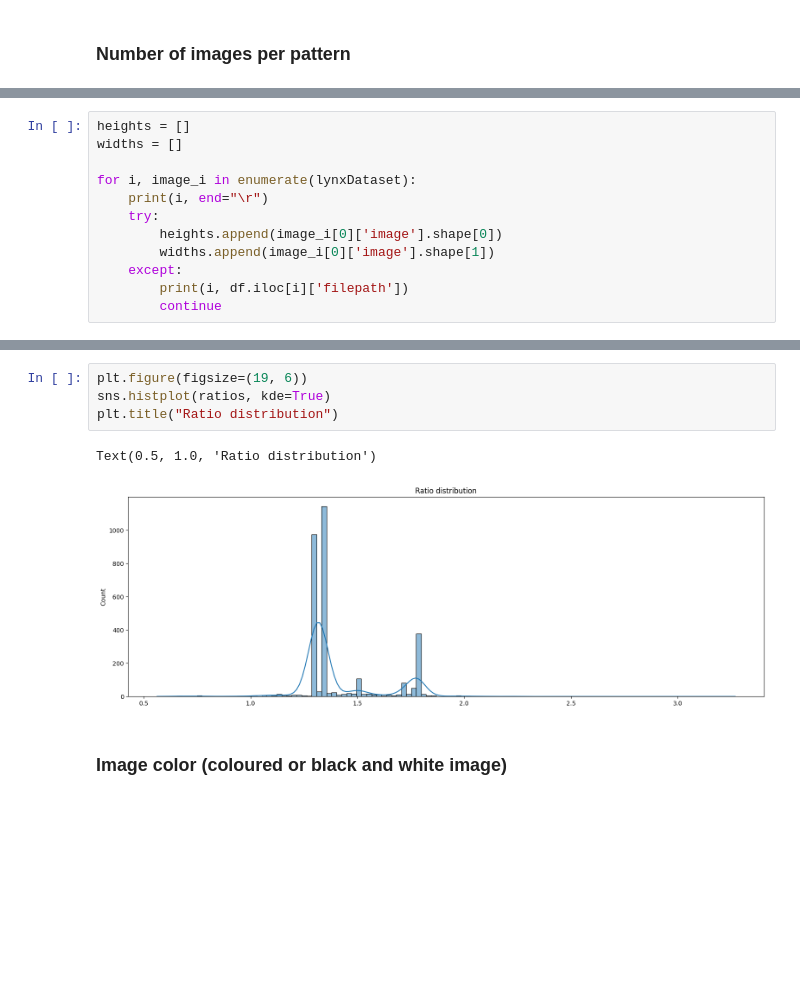
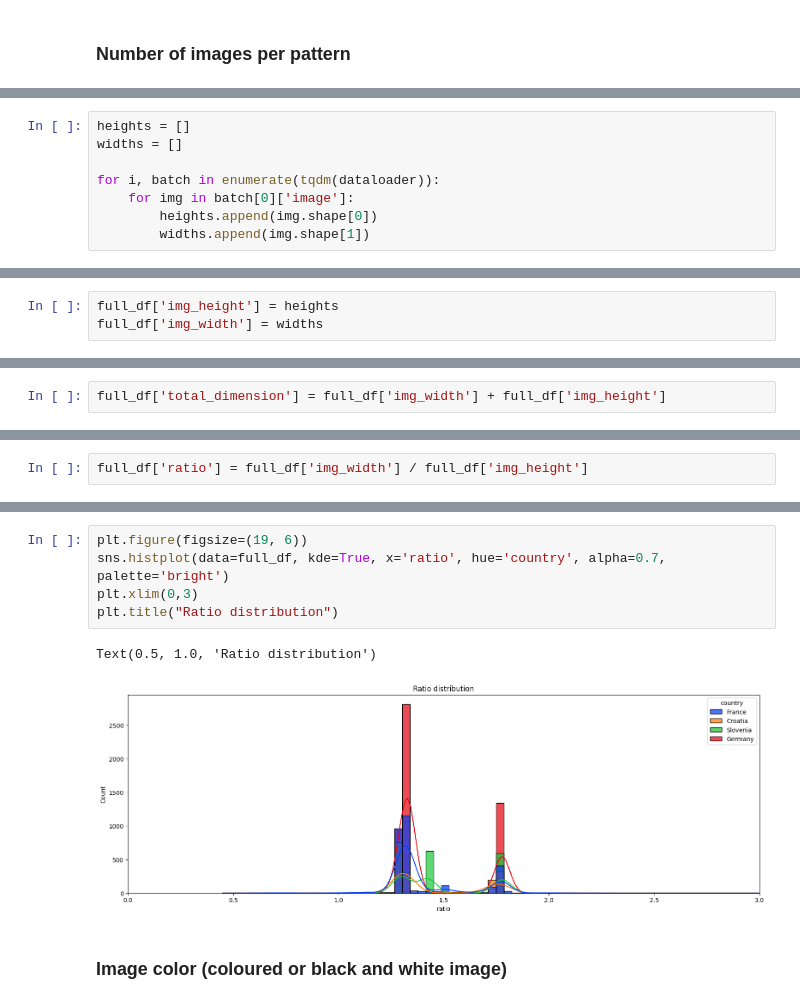
Before and after one commit to oliviergimenez/lynx-id, a Jupyter notebook: EDA/EDA.ipynb, the cells around one changed output, grey strips where cells are left out. Cells and saved outputs as stored; diff of their text form; blank space fills up the shorter version.

```diff
--- a/EDA/EDA.ipynb
+++ b/EDA/EDA.ipynb
@@ -195,11 +287,7 @@ print(image.shape)
 heights = []
 widths = []
 
-for i, image_i in enumerate(lynxDataset):
-    print(i, end="\r")
-    try:
-        heights.append(image_i[0]['image'].shape[0])
-        widths.append(image_i[0]['image'].shape[1])
-    except:
-        print(i, df.iloc[i]['filepath'])
-        continue
+for i, batch in enumerate(tqdm(dataloader)):
+    for img in batch[0]['image']:
+        heights.append(img.shape[0])
+        widths.append(img.shape[1])
@@ -208,3 +294,6 @@ for i, image_i in enumerate(lynxDataset):
+# %%
+full_df['img_height'] = heights
+full_df['img_width'] = widths
 # %%
 average_width = sum(widths)/len(widths)
 average_height = sum(heights)/len(heights)
@@ -249,0 +326,2 @@ Highest image dimension: (8000, 4500)
+# %%
+full_df['total_dimension'] = full_df['img_width'] + full_df['img_height']
@@ -265,0 +373,2 @@ Text(0.5, 1.0, 'Image height')
+# %%
+full_df['ratio'] = full_df['img_width'] / full_df['img_height']
@@ -274,10 +389,11 @@ Mean ratio: 1.4105915795158046
 # %%
 plt.figure(figsize=(19, 6))
-sns.histplot(ratios, kde=True)
+sns.histplot(data=full_df, kde=True, x='ratio', hue='country', alpha=0.7, palette='bright')
+plt.xlim(0,3)
 plt.title("Ratio distribution")
 # %% [output]
 Text(0.5, 1.0, 'Ratio distribution')
-[figure, old version]
+[figure, new version]
 # %% [markdown]
 ### Image color (coloured or black and white image)
 # %%
```
Also changed, not shown: parts of 73 cells of this notebook, 1 other file.
